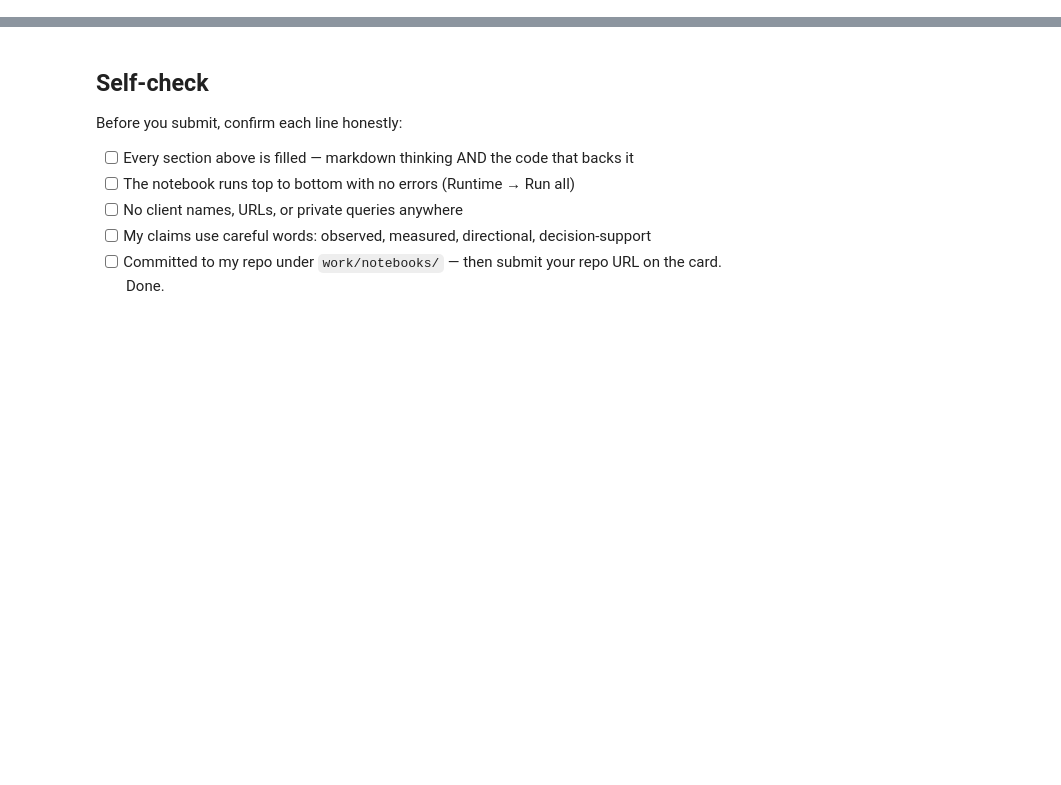
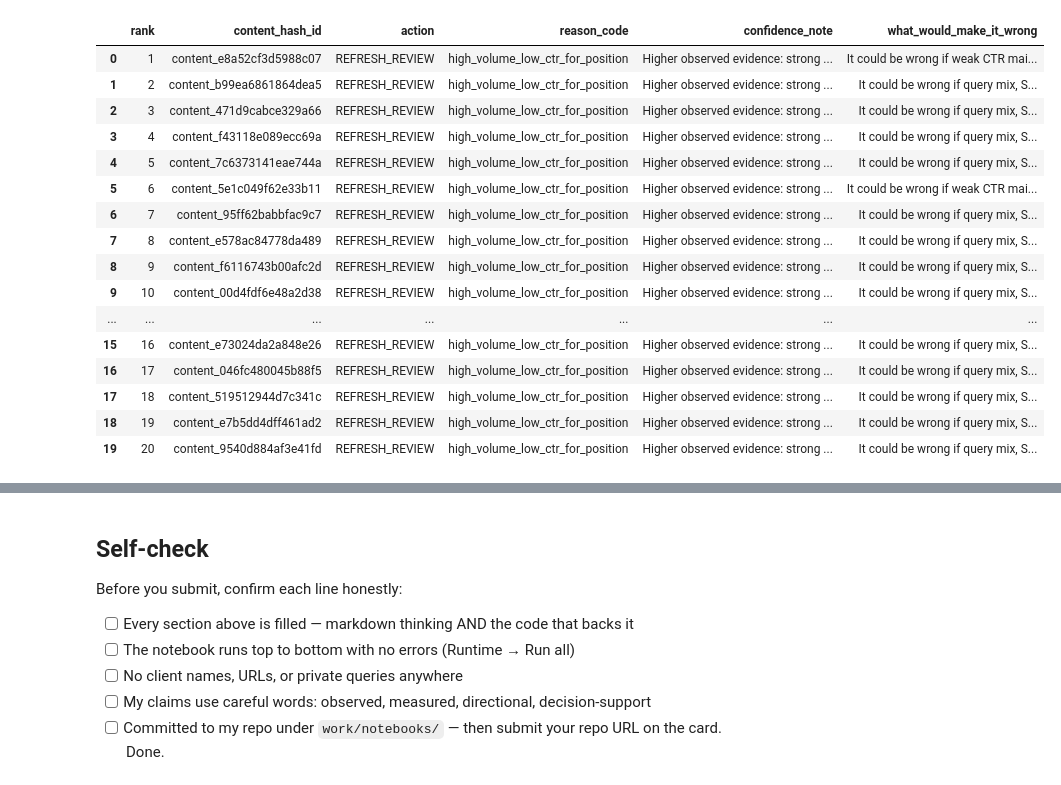
Before and after one commit to Adnan-ai98/flyrank-ml-internship, a Jupyter notebook: work/notebooks/w04_baseline_score.ipynb, the cells around one changed output, grey strips where cells are left out. Cells and saved outputs as stored; diff of their text form; code cells hidden in the pictures; blank space fills up the shorter version.

```diff
--- a/work/notebooks/w04_baseline_score.ipynb
+++ b/work/notebooks/w04_baseline_score.ipynb
@@ -36,0 +446,72 @@ This skeleton is yours to fill. Work the sections **in order** — each one has
+# %%
+# ============================================================
+# TOP-20 REVIEW
+# ============================================================
+
+top20 = baseline_queue.head(20).copy()
+
+def confidence_note(row):
+    if row["gsc_impressions"] >= 5000 and row["score"] >= 20:
+        return "Higher observed evidence: strong volume and CTR gap."
+    elif row["gsc_impressions"] >= 1000:
+        return "Moderate observed evidence: useful signal but not conclusive."
+    else:
+        return "Lower evidence: threshold-level volume; manual validation needed."
+
+def wrong_note(row):
+    if row["gsc_impressions"] < 1000:
+        return (
+            "It could be wrong if the page has too little search volume "
+            "for a meaningful refresh decision."
+        )
+    elif row["gsc_avg_position"] > 15:
+        return (
+            "It could be wrong if weak CTR mainly reflects poor SERP position "
+            "rather than a content-quality opportunity."
+        )
+    else:
+        return (
+            "It could be wrong if query mix, SERP features, or measurement "
+            "availability explains the observed CTR."
+        )
+
+top20["confidence_note"] = top20.apply(
+    confidence_note,
+    axis=1
+)
+
+top20["what_would_make_it_wrong"] = top20.apply(
+    wrong_note,
+    axis=1
+)
+
+review_columns = [
+    "rank",
+    "content_hash_id",
+    "action",
+    "reason_code",
+    "confidence_note",
+    "what_would_make_it_wrong",
+]
+
+top20_review = top20[review_columns].copy()
+
+display(top20_review)
+# %% [output]
+|  | rank | content_hash_id | action | reason_code | confidence_note | what_would_make_it_wrong |
+| 0 | 1 | content_e8a52cf3d5988c07 | REFRESH_REVIEW | high_volume_low_ctr_for_position | Higher observed evidence: strong ... | It could be wrong if weak CTR mai... |
+| 1 | 2 | content_b99ea6861864dea5 | REFRESH_REVIEW | high_volume_low_ctr_for_position | Higher observed evidence: strong ... | It could be wrong if query mix, S... |
+| 2 | 3 | content_471d9cabce329a66 | REFRESH_REVIEW | high_volume_low_ctr_for_position | Higher observed evidence: strong ... | It could be wrong if query mix, S... |
+| 3 | 4 | content_f43118e089ecc69a | REFRESH_REVIEW | high_volume_low_ctr_for_position | Higher observed evidence: strong ... | It could be wrong if query mix, S... |
+| 4 | 5 | content_7c6373141eae744a | REFRESH_REVIEW | high_volume_low_ctr_for_position | Higher observed evidence: strong ... | It could be wrong if query mix, S... |
+| 5 | 6 | content_5e1c049f62e33b11 | REFRESH_REVIEW | high_volume_low_ctr_for_position | Higher observed evidence: strong ... | It could be wrong if weak CTR mai... |
+| 6 | 7 | content_95ff62babbfac9c7 | REFRESH_REVIEW | high_volume_low_ctr_for_position | Higher observed evidence: strong ... | It could be wrong if query mix, S... |
+| 7 | 8 | content_e578ac84778da489 | REFRESH_REVIEW | high_volume_low_ctr_for_position | Higher observed evidence: strong ... | It could be wrong if query mix, S... |
+| 8 | 9 | content_f6116743b00afc2d | REFRESH_REVIEW | high_volume_low_ctr_for_position | Higher observed evidence: strong ... | It could be wrong if query mix, S... |
+| 9 | 10 | content_00d4fdf6e48a2d38 | REFRESH_REVIEW | high_volume_low_ctr_for_position | Higher observed evidence: strong ... | It could be wrong if query mix, S... |
+| ... | ... | ... | ... | ... | ... | ... |
+| 15 | 16 | content_e73024da2a848e26 | REFRESH_REVIEW | high_volume_low_ctr_for_position | Higher observed evidence: strong ... | It could be wrong if query mix, S... |
+| 16 | 17 | content_046fc480045b88f5 | REFRESH_REVIEW | high_volume_low_ctr_for_position | Higher observed evidence: strong ... | It could be wrong if query mix, S... |
+| 17 | 18 | content_519512944d7c341c | REFRESH_REVIEW | high_volume_low_ctr_for_position | Higher observed evidence: strong ... | It could be wrong if query mix, S... |
+| 18 | 19 | content_e7b5dd4dff461ad2 | REFRESH_REVIEW | high_volume_low_ctr_for_position | Higher observed evidence: strong ... | It could be wrong if query mix, S... |
+| 19 | 20 | content_9540d884af3e41fd | REFRESH_REVIEW | high_volume_low_ctr_for_position | Higher observed evidence: strong ... | It could be wrong if query mix, S... |
```
Also changed, not shown: parts of 21 cells of this notebook.
